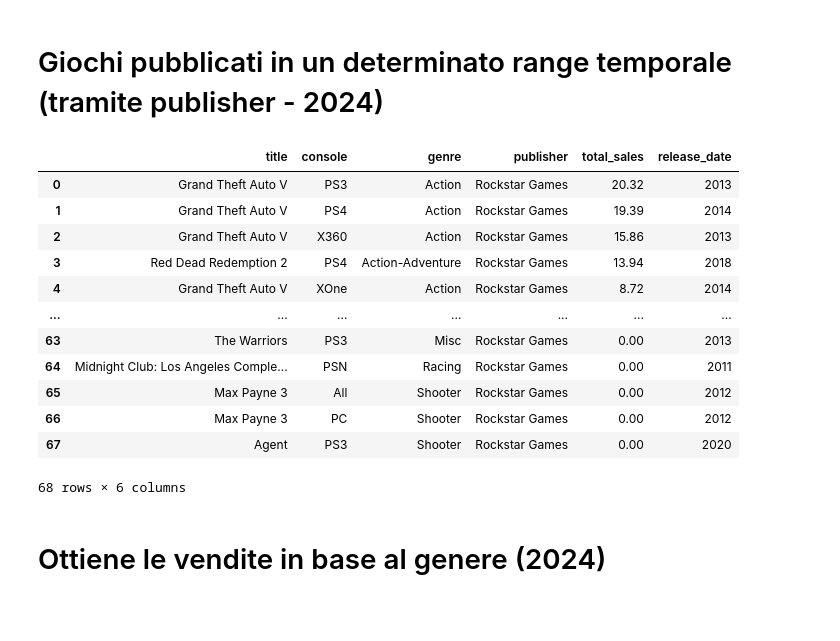
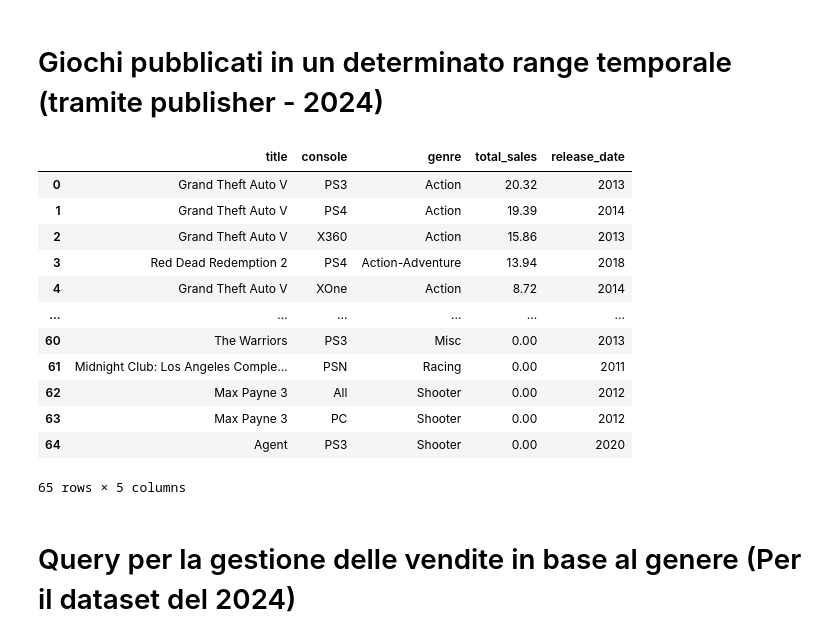
Before and after one commit to Nerone709/KeybladeDB, a Jupyter notebook: notebooks/query_datasets.ipynb, the cells around one changed output. Drawn from its saved outputs; the diff is of its cells as text; code cells hidden in the pictures; blank space fills up the shorter version.

Commit message:
Updated dataset_analyzer2016.ipynb,dataset_analyzer2024.ipynb and query_datasets.ipynb notebook files. Added in query_datasets.ipynb the missing queries tested for webapp.

```diff
--- a/notebooks/query_datasets.ipynb
+++ b/notebooks/query_datasets.ipynb
@@ -15,7 +14,7 @@ import pandas as pd
 client = MongoClient("mongodb://localhost:27017/")
 
 #Acquisisco il DB
-db = client["Keyblade"]
+db = client["KeybladeDB"]
 
 #Prendo in esempio il dataset videogames_2016
 videogames_2016 = db["videogames_2016"]
@@ -153,51 +712,59 @@ display(sales_df)
 # %% [markdown]
 # Giochi pubblicati in un determinato range temporale  (tramite publisher - 2024)
 # %%
+# Parametri di input
+publisher_input = "Rockstar"
+start_year = 2010
+end_year = 2020
+
+# Pipeline MongoDB
 pipeline = [
-        {
-            "$match": {
-                "publisher": {
-                    "$regex": "Rockstar",  # Match publisher name or part of it
-                    "$options": "i"  # Case-insensitive match
-                },
+    {
+        "$match": {
+            "publisher": {
+                "$regex": publisher_input,
+                "$options": "i"  # Match case-insensitive
+            },
             "release_date": {
-                "$gte" : 2010
-            }
-            }
-        },
-        {
-            "$project": {
-                "_id": 0,
-                "title": 1,
-                "console": 1,
-                "release_date": 1,
-                "genre": 1,
-                "publisher": 1,
-                "total_sales": 1
+                "$gte": start_year,
+                "$lte": end_year
             }
         }
-    ]
+    },
+    {
+        "$project": {
+            "_id": 0,
+            "title": 1,
+            "console": 1,
+            "genre": 1,
+            "release_date": 1,
+            "total_sales": 1
+        }
+    }
+]
 
-publisher_df = pd.DataFrame(rows)
+# Esecuzione della query
 result = list(videogames_2024.aggregate(pipeline))
+
+# Creazione del DataFrame
 publisher_df = pd.DataFrame(result)
 display(publisher_df)
 # %% [output]
-|  | title | console | genre | publisher | total_sales | release_date |
-| 0 | Grand Theft Auto V | PS3 | Action | Rockstar Games | 20.32 | 2013 |
-| 1 | Grand Theft Auto V | PS4 | Action | Rockstar Games | 19.39 | 2014 |
-| 2 | Grand Theft Auto V | X360 | Action | Rockstar Games | 15.86 | 2013 |
-| 3 | Red Dead Redemption 2 | PS4 | Action-Adventure | Rockstar Games | 13.94 | 2018 |
-| 4 | Grand Theft Auto V | XOne | Action | Rockstar Games | 8.72 | 2014 |
-| ... | ... | ... | ... | ... | ... | ... |
-| 63 | The Warriors | PS3 | Misc | Rockstar Games | 0.00 | 2013 |
-| 64 | Midnight Club: Los Angeles Comple... | PSN | Racing | Rockstar Games | 0.00 | 2011 |
-| 65 | Max Payne 3 | All | Shooter | Rockstar Games | 0.00 | 2012 |
-| 66 | Max Payne 3 | PC | Shooter | Rockstar Games | 0.00 | 2012 |
-| 67 | Agent | PS3 | Shooter | Rockstar Games | 0.00 | 2020 |
+|  | title | console | genre | total_sales | release_date |
+| 0 | Grand Theft Auto V | PS3 | Action | 20.32 | 2013 |
+| 1 | Grand Theft Auto V | PS4 | Action | 19.39 | 2014 |
+| 2 | Grand Theft Auto V | X360 | Action | 15.86 | 2013 |
+| 3 | Red Dead Redemption 2 | PS4 | Action-Adventure | 13.94 | 2018 |
+| 4 | Grand Theft Auto V | XOne | Action | 8.72 | 2014 |
+| ... | ... | ... | ... | ... | ... |
+| 60 | The Warriors | PS3 | Misc | 0.00 | 2013 |
+| 61 | Midnight Club: Los Angeles Comple... | PSN | Racing | 0.00 | 2011 |
+| 62 | Max Payne 3 | All | Shooter | 0.00 | 2012 |
+| 63 | Max Payne 3 | PC | Shooter | 0.00 | 2012 |
+| 64 | Agent | PS3 | Shooter | 0.00 | 2020 |
-68 rows × 6 columns
+65 rows × 5 columns
 # %% [markdown]
-# Ottiene le vendite in base al genere (2024)
+# Query per la gestione delle vendite in base al genere (Per il dataset del 2024)
 # %%
 pipeline = [
         {"$match": {"genre": "Action"}},  # Match games with genre "Action"
```
Also changed, not shown: parts of 44 cells of this notebook, 3 other files.
